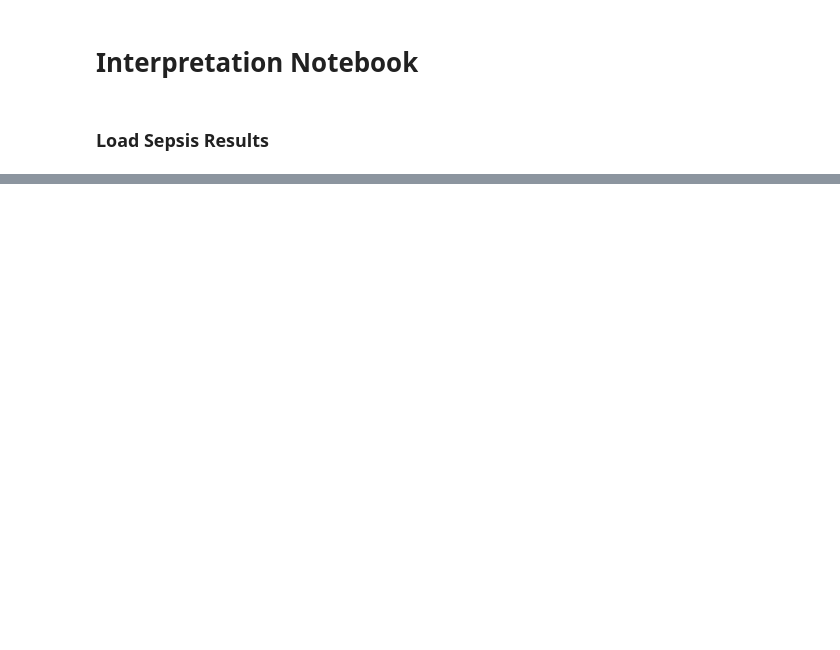
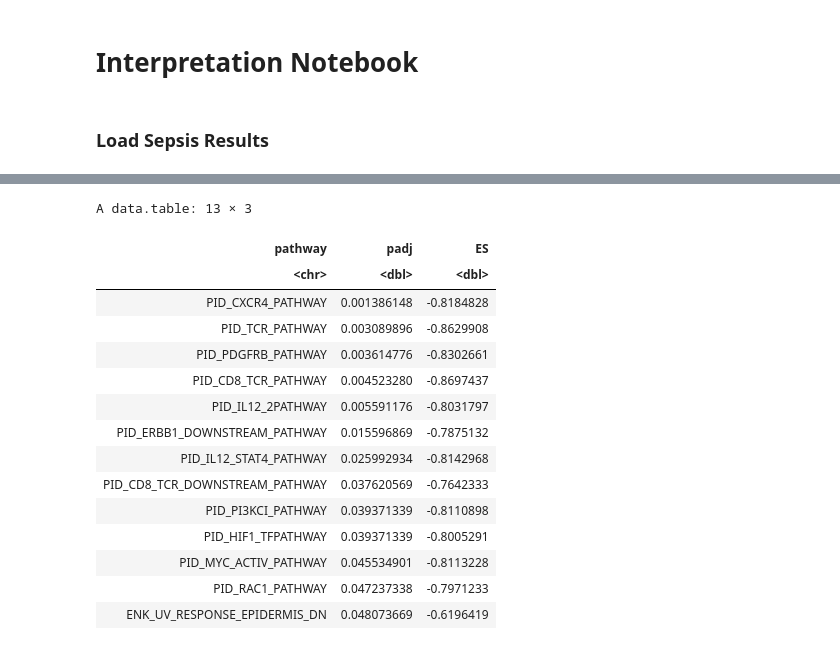
Before and after one commit to immunogenomics/cna-display, a Jupyter notebook: sepsis/interpretation.ipynb, the cells around one changed output, grey strips where cells are left out. Drawn from its saved outputs; the diff is of its cells as text; code cells hidden in the pictures; blank space fills up the shorter version.

```diff
--- a/sepsis/interpretation.ipynb
+++ b/sepsis/interpretation.ipynb
@@ -335,0 +617,2 @@ wilcox_res[i_intermediate_mono_genes,c(1,3,4, 6, 8:10)]
+# %%
+FGSEA_output = run_GSEA_byFile("canonical", TS1_depleted_corrs, filter_output=TRUE)
@@ -335,0 +640,20 @@ wilcox_res[i_intermediate_mono_genes,c(1,3,4, 6, 8:10)]
+# %%
+FGSEA_output = FGSEA_output[grep("PID", FGSEA_output$pathway),]
+head(FGSEA_output, n=100)
+# %% [output]
+A data.table: 13 × 3
+| pathway | padj | ES |
+| <chr> | <dbl> | <dbl> |
+| PID_CXCR4_PATHWAY | 0.001386148 | -0.8184828 |
+| PID_TCR_PATHWAY | 0.003089896 | -0.8629908 |
+| PID_PDGFRB_PATHWAY | 0.003614776 | -0.8302661 |
+| PID_CD8_TCR_PATHWAY | 0.004523280 | -0.8697437 |
+| PID_IL12_2PATHWAY | 0.005591176 | -0.8031797 |
+| PID_ERBB1_DOWNSTREAM_PATHWAY | 0.015596869 | -0.7875132 |
+| PID_IL12_STAT4_PATHWAY | 0.025992934 | -0.8142968 |
+| PID_CD8_TCR_DOWNSTREAM_PATHWAY | 0.037620569 | -0.7642333 |
+| PID_PI3KCI_PATHWAY | 0.039371339 | -0.8110898 |
+| PID_HIF1_TFPATHWAY | 0.039371339 | -0.8005291 |
+| PID_MYC_ACTIV_PATHWAY | 0.045534901 | -0.8113228 |
+| PID_RAC1_PATHWAY | 0.047237338 | -0.7971233 |
+| ENK_UV_RESPONSE_EPIDERMIS_DN | 0.048073669 | -0.6196419 |
```
Also changed, not shown: parts of 90 cells of this notebook, 2 other files.
